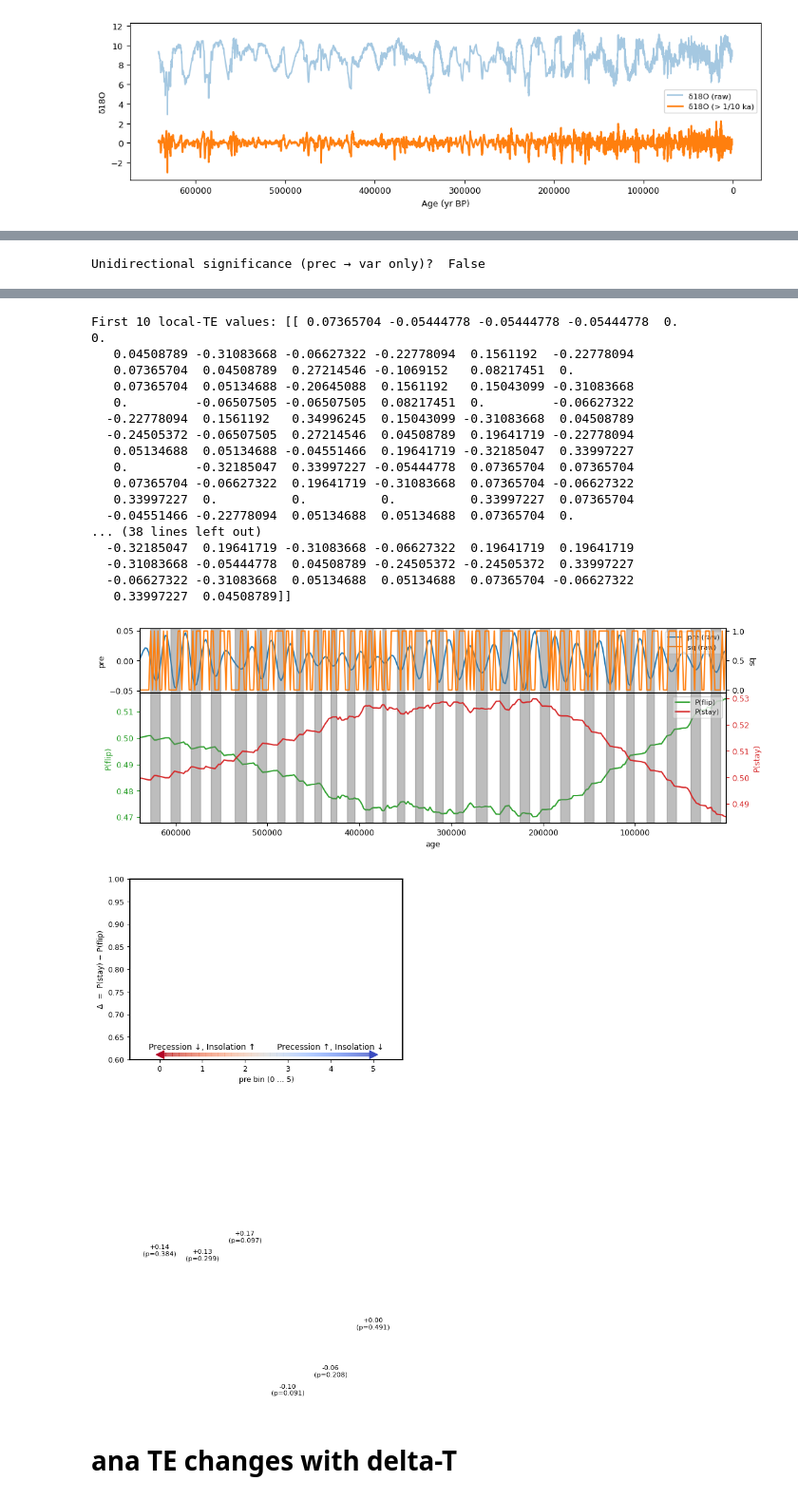
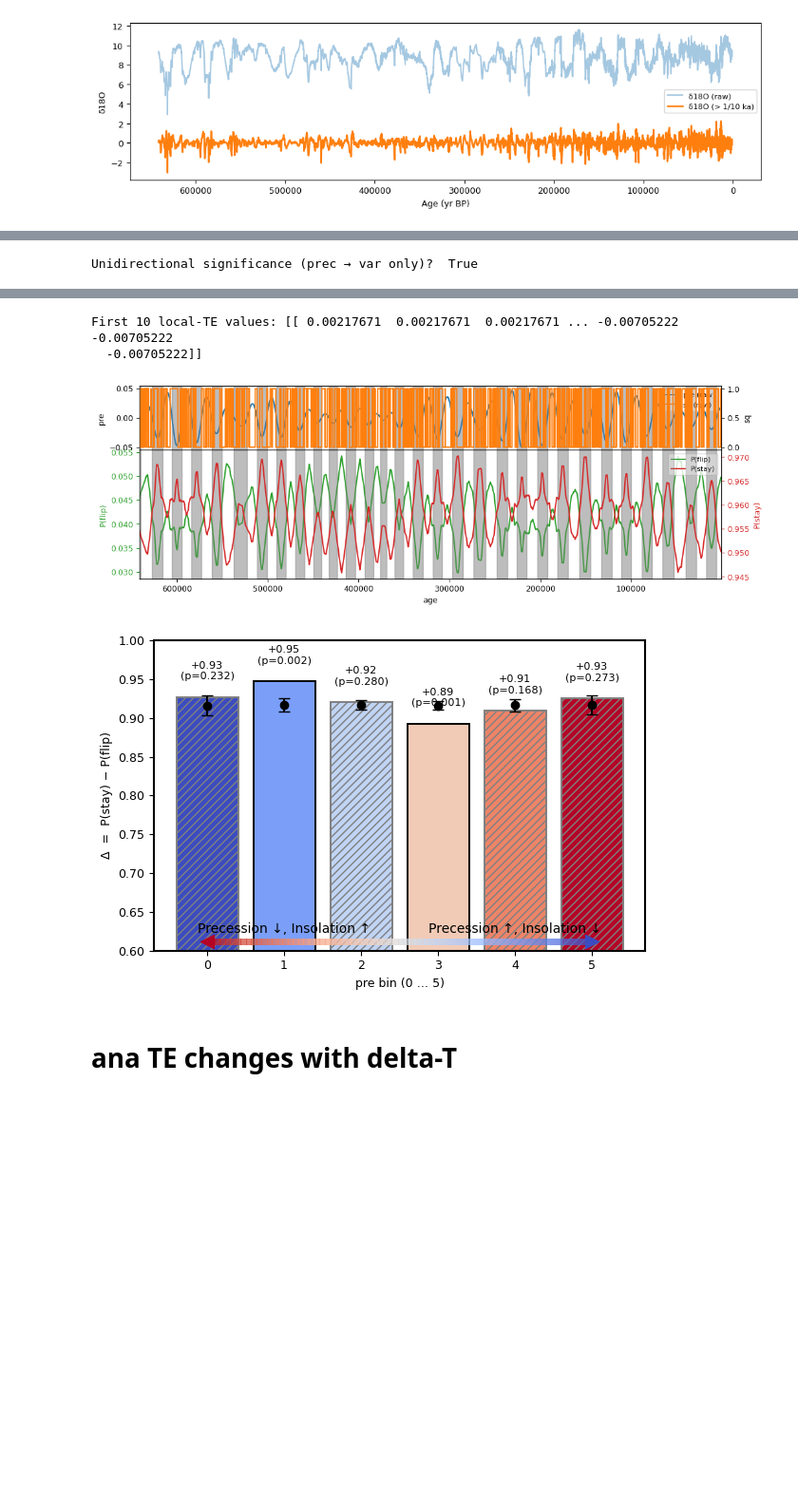
Before and after one commit to Peisong-Zheng/bipolar_seesaw_CCM, a Jupyter notebook: Syn_test_TBK.ipynb, the cells around one changed output, grey strips where cells are left out. Shown at 95% size. Drawn from its saved outputs; the diff is of its cells as text; code cells hidden in the pictures; blank space fills up the shorter version.

```diff
--- a/Syn_test_TBK.ipynb
+++ b/Syn_test_TBK.ipynb
@@ -485,10 +485,16 @@ np.random.seed(2025)
 state_amp   = 1.0      # |value| when above / below zero
 noise_sd    = 0     # small jitter around ±state_amp
 # baseline flip probability → mean residence ≈100 points
-p_base      = 1.0 / 28
+# p_base      = 1.0 / 28
+# # high- and low-flip probabilities (favoured / suppressed windows)
+# p_hi        = 1.0 / 14     # mean wait ≈50 points
+# p_lo        = 1.0 / 56    # mean wait ≈200 points
+
+
+p_base      = 1.0 / 25
 # high- and low-flip probabilities (favoured / suppressed windows)
-p_hi        = 1.0 / 14     # mean wait ≈50 points
-p_lo        = 1.0 / 56    # mean wait ≈200 points
+p_hi        = 1.0 / 17     # mean wait ≈50 points
+p_lo        = 1.0 / 34    # mean wait ≈200 points
 
 # ---------------------------------------------------------------
 # 2.  NORMALISE prec TO [0, 1] AND DEFINE THE WINDOWS
@@ -560,7 +566,7 @@ import importlib; importlib.reload(sa)
 forcing = prec
 sq      = var
 
-delta_T=2000 # should smaller than the 1/2 of the recurrence period of the MCV
+delta_T=50 # should smaller than the 1/2 of the recurrence period of the MCV
 
 new_time = np.arange(np.min(time), np.max(time) + 1, delta_T)
 forcing = np.interp(new_time, time, forcing)
@@ -573,7 +579,7 @@ unidir_prec_to_var, fig_te, te_pre = sa.transfer_entropy_surrogate_test(
     forcing      = forcing,
     sq           = sq,
     k            = 1,
-    forcing_bins = 6,
+    forcing_bins = 7,
     sq_bins      = 2,
     n_surr       = 500,
     p            = 0.05,
@@ -650 +656 @@ Number of 1 → 0 transitions: 256
-Unidirectional significance (prec → var only)?  False
+Unidirectional significance (prec → var only)?  True
@@ -652,22 +658,7 @@ Unidirectional significance (prec → var only)?  False
-First 10 local-TE values: [[ 0.07365704 -0.05444778 -0.05444778 -0.05444778  0.          0.
-   0.04508789 -0.31083668 -0.06627322 -0.22778094  0.1561192  -0.22778094
-   0.07365704  0.04508789  0.27214546 -0.1069152   0.08217451  0.
-   0.07365704  0.05134688 -0.20645088  0.1561192   0.15043099 -0.31083668
-   0.         -0.06507505 -0.06507505  0.08217451  0.         -0.06627322
-  -0.22778094  0.1561192   0.34996245  0.15043099 -0.31083668  0.04508789
-  -0.24505372 -0.06507505  0.27214546  0.04508789  0.19641719 -0.22778094
-   0.05134688  0.05134688 -0.04551466  0.19641719 -0.32185047  0.33997227
-   0.         -0.32185047  0.33997227 -0.05444778  0.07365704  0.07365704
-   0.07365704 -0.06627322  0.19641719 -0.31083668  0.07365704 -0.06627322
-   0.33997227  0.          0.          0.          0.33997227  0.07365704
-  -0.04551466 -0.22778094  0.05134688  0.05134688  0.07365704  0.
-... (38 lines left out)
-  -0.32185047  0.19641719 -0.31083668 -0.06627322  0.19641719  0.19641719
-  -0.31083668 -0.05444778  0.04508789 -0.24505372 -0.24505372  0.33997227
-  -0.06627322 -0.31083668  0.05134688  0.05134688  0.07365704 -0.06627322
-   0.33997227  0.04508789]]
+First 10 local-TE values: [[ 0.00217671  0.00217671  0.00217671 ... -0.00705222 -0.00705222
+  -0.00705222]]
-[figure, old version]
+[figure, new version]
-[figure, old version]
+[figure, new version]
 # %% [markdown]
 # ana TE changes with delta-T
 # %%
```
Also changed, not shown: parts of 5 cells of this notebook, 13 other files.
